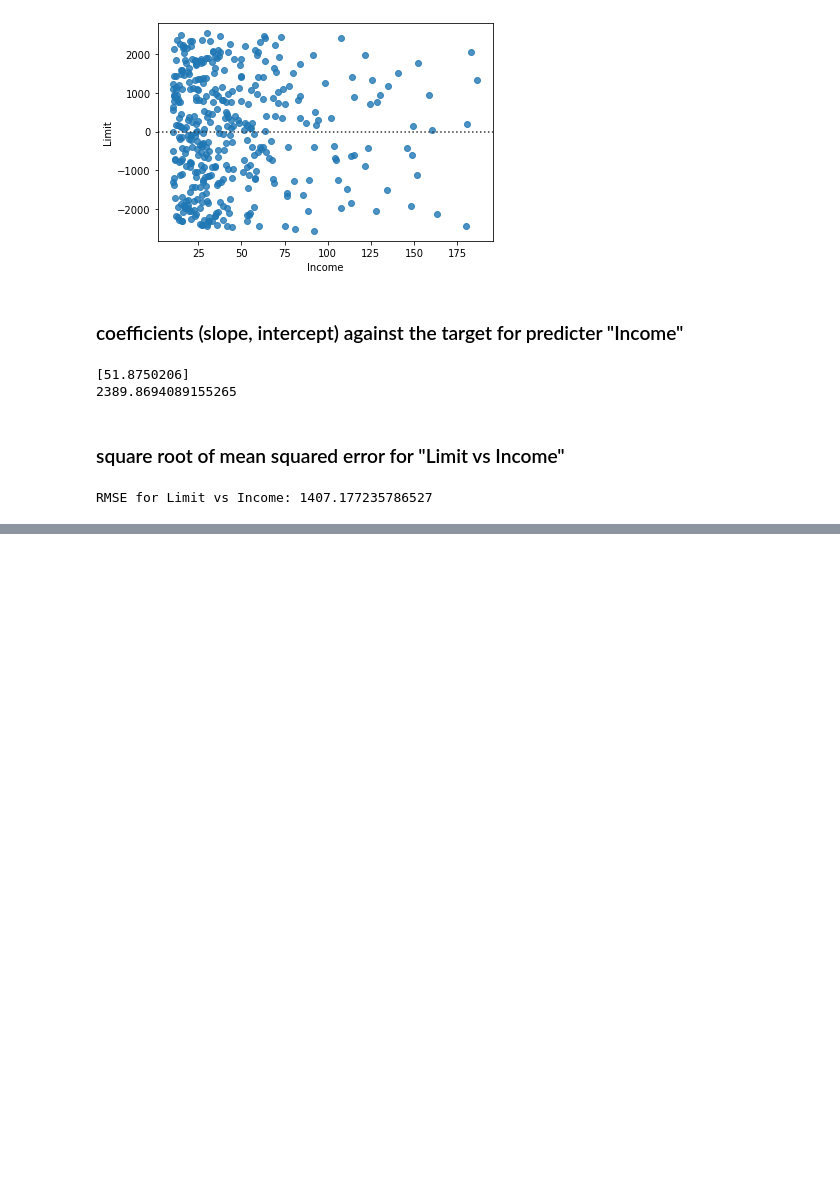
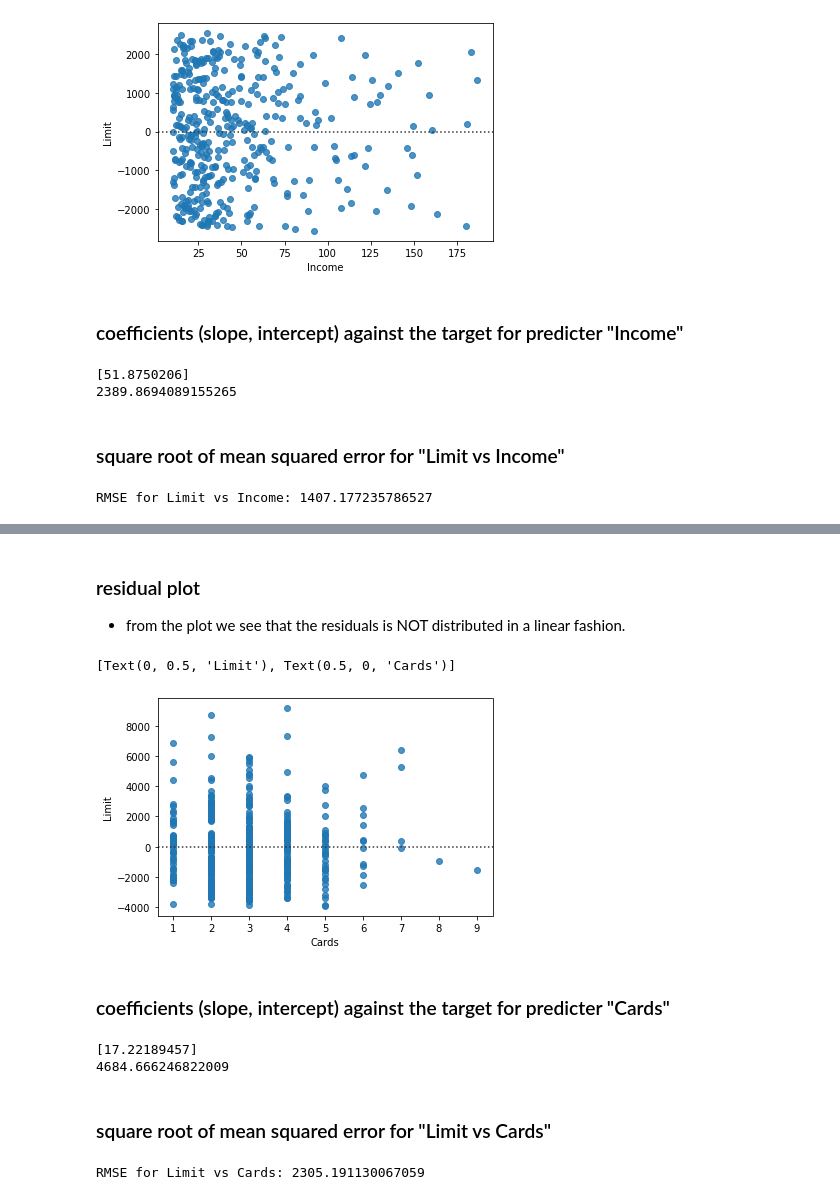
Before and after one commit to USF-CS-663-Spring-2020/lab-05-regression-danielyang0, a Jupyter notebook: lab05 - regression.ipynb, the cells around one changed output, grey strips where cells are left out. Cells and saved outputs as stored; diff of their text form; code cells hidden in the pictures; blank space fills up the shorter version.

```diff
--- a/lab05 - regression.ipynb
+++ b/lab05 - regression.ipynb
@@ -141,0 +202,34 @@ RMSE for Limit vs Income: 1407.177235786527
+# %% [markdown]
+### residual plot
+- from the plot we see that the residuals is NOT distributed in a linear fashion.
+# %%
+import seaborn as sns
+
+rl = sns.residplot('Cards', 'Limit', data=df[['Cards', 'Limit']])
+rl.set(xlabel='Cards', ylabel='Limit')
+# %% [output]
+[Text(0, 0.5, 'Limit'), Text(0.5, 0, 'Cards')]
+[figure, added]
+# %% [markdown]
+### coefficients (slope, intercept) against the target for predicter "Cards"
+# %%
+from sklearn.linear_model import LinearRegression
+
+reg = LinearRegression()
+reg.fit(df[['Cards']], df['Limit'])
+
+print(reg.coef_)
+print(reg.intercept_)
+# %% [output]
+[17.22189457]
+4684.666246822009
+# %% [markdown]
+### square root of mean squared error for "Limit vs Cards"
+# %%
+import numpy as np
+from sklearn.metrics import mean_squared_error
+hypotheses = reg.predict(df[['Cards']])
+mse = mean_squared_error(df['Limit'], hypotheses)
+print('RMSE for Limit vs Cards:', np.sqrt(mse))
+# %% [output]
+RMSE for Limit vs Cards: 2305.191130067059
```
Also changed, not shown: parts of 34 cells of this notebook.
